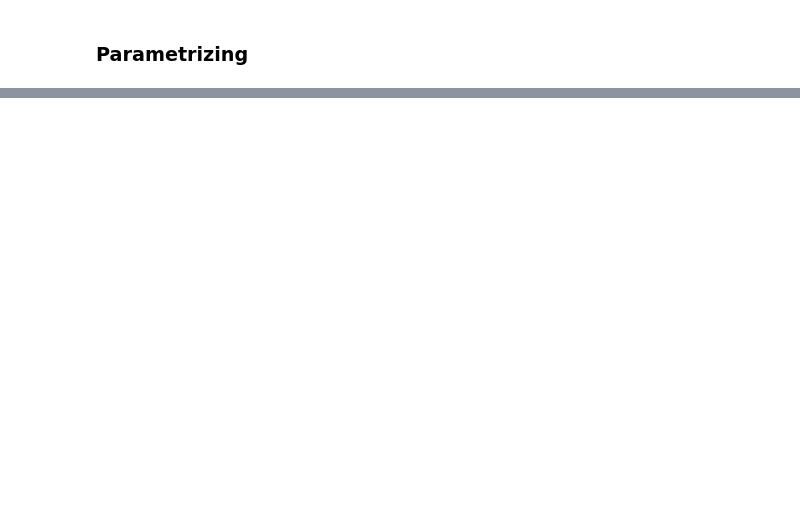
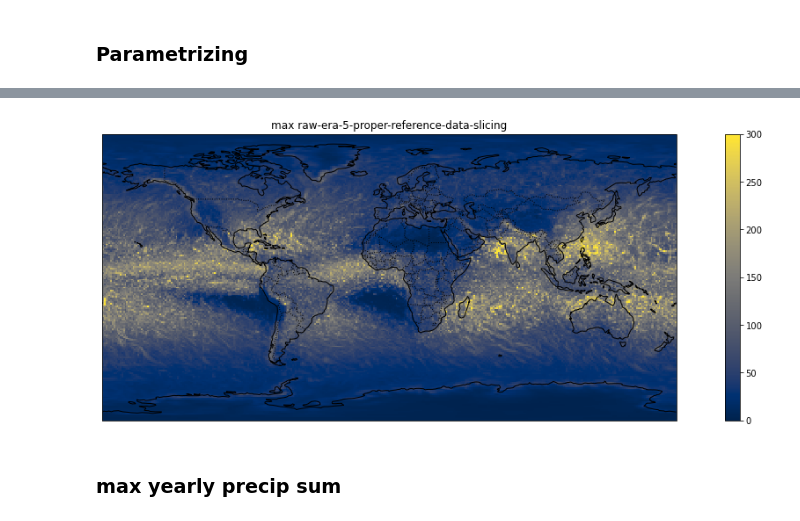
Before and after one commit to emileten/downscaleCMIP6, a Jupyter notebook: notebooks/downscaling_pipeline/global_validation_manual.ipynb, the cells around one changed output, grey strips where cells are left out. Saved outputs shown, nothing was run; the diff lists cells and outputs as text; code cells hidden in the pictures; blank space fills up the shorter version.

```diff
--- a/notebooks/downscaling_pipeline/global_validation_manual.ipynb
+++ b/notebooks/downscaling_pipeline/global_validation_manual.ipynb
@@ -307,0 +135,11 @@ if variable=='pr'
+# %%
+for key, val in raw_datadict.items():
+    plot_single(ds=read_gcs_zarr(val),
+                              variable='dtr',
+                              metric='max',
+                              data_type=f'DTR {key} raw historical',
+                              units='K',
+                              vmin=0,
+                              vmax=120,
+                              xr_func=None,
+           cmap_color=cm.viridis)
@@ -307,0 +165,9 @@ if variable=='pr'
+# %%
+ssp = 'ssp126'
+variable = 'pr'
+units = 'mm'
+years = {'hist': {'start_yr': '1995', 'end_yr': '2014'},
+              '2020_2040': {'start_yr': '2020', 'end_yr': '2040'},
+              '2040_2060': {'start_yr': '2040', 'end_yr': '2060'},
+              '2060_2080': {'start_yr': '2060', 'end_yr': '2080'},
+              '2080_2100': {'start_yr': '2080', 'end_yr': '2100'}}
@@ -307,0 +440,13 @@ if variable=='pr'
+# %%
+plot_single(ds=read_gcs_zarr(data_dict['coarse']['ERA-5']).sel(time=slice('1994-01-01', '2015-01-15')),
+                              variable=variable,
+                              metric='max',
+                              data_type='raw-era-5-proper-reference-data-slicing',
+                              units=units,
+                              vmin=0,
+                              vmax=300,
+                              xr_func=None)
+# %% [output]
+[figure, added]
+# %% [markdown]
+### max yearly precip sum ###
```
Also changed, not shown: parts of 78 cells of this notebook, 3 other files.
